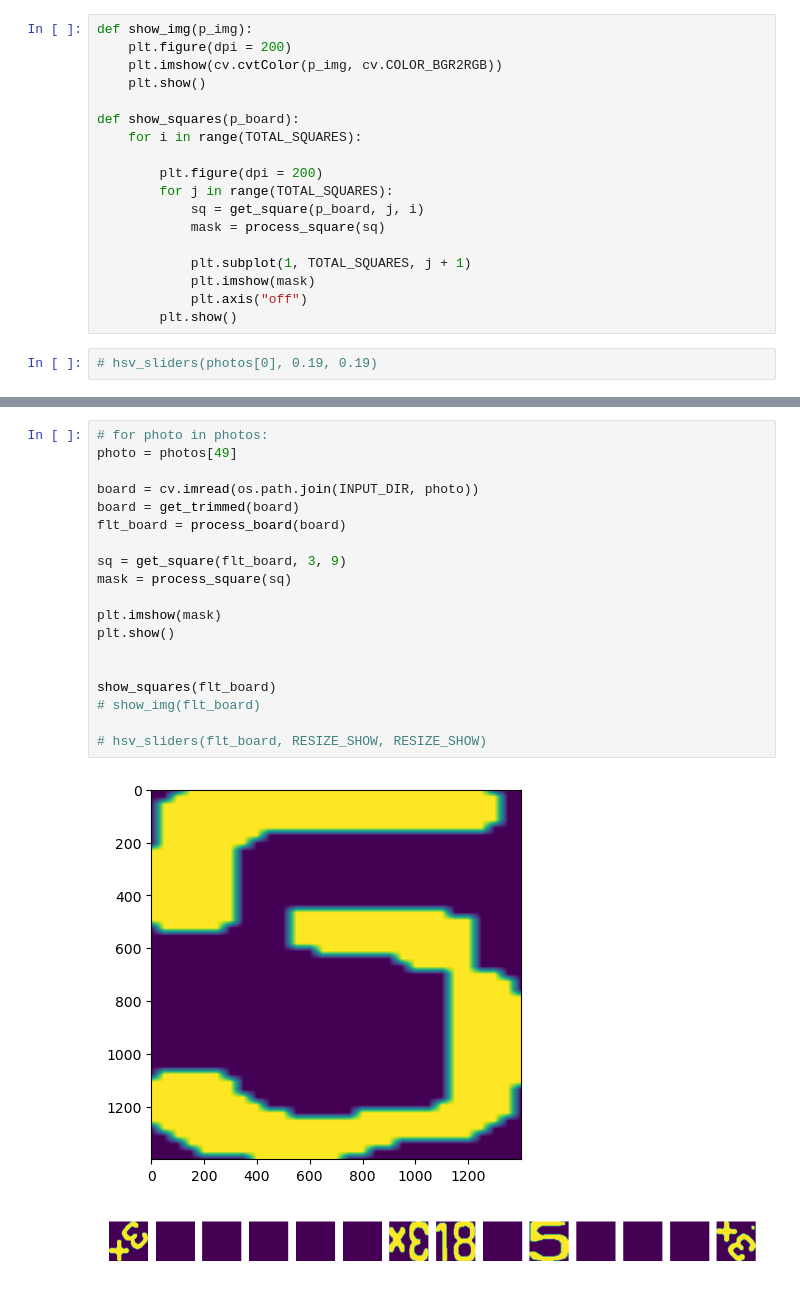
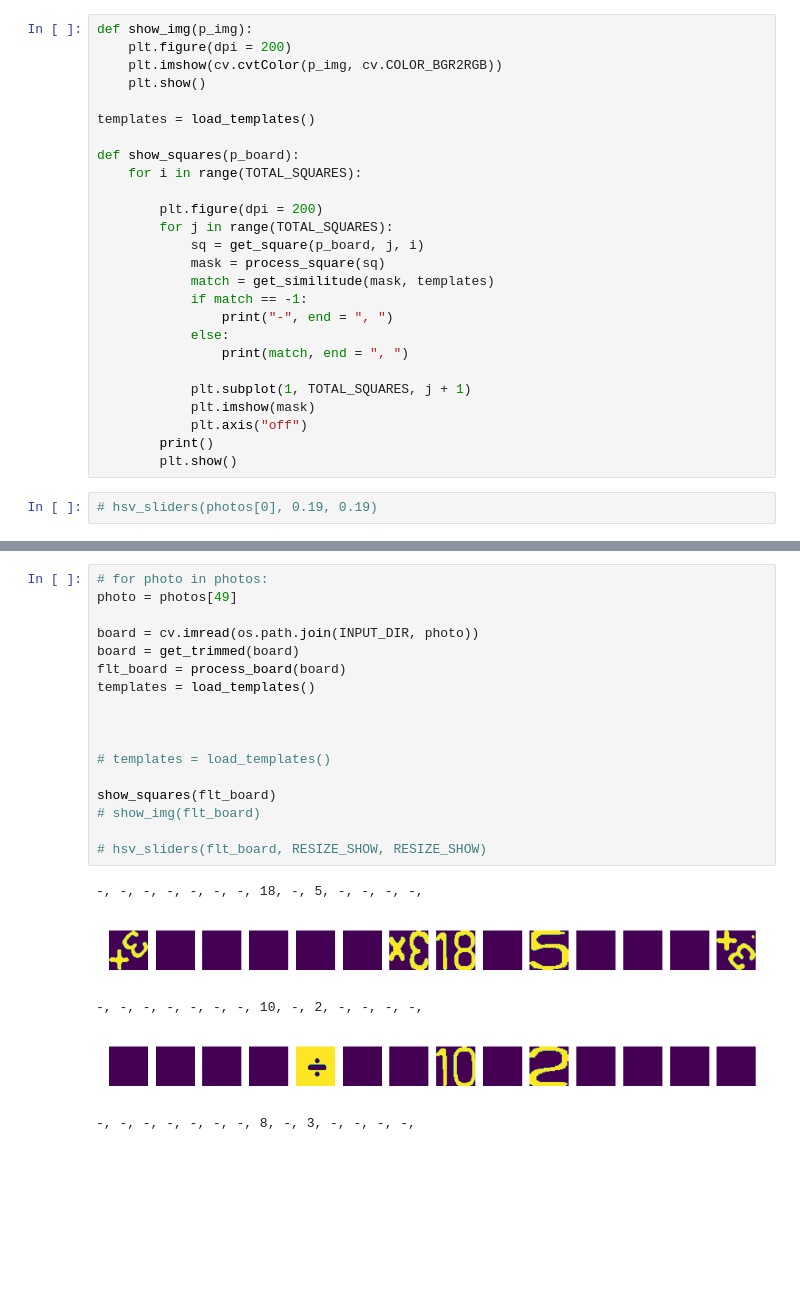
Before and after one commit to mircea-mihail/mathable-vision, a Jupyter notebook: src/solve-mathable.ipynb, the cells around one changed output, grey strips where cells are left out. Drawn from its saved outputs; the diff is of its cells as text; blank space fills up the shorter version.

Commit message:
finished the first version of the template detection algorithm. Seems to work great

```diff
--- a/src/solve-mathable.ipynb
+++ b/src/solve-mathable.ipynb
@@ -20,6 +20,8 @@ def show_img(p_img):
     plt.figure(dpi = 200)
     plt.imshow(cv.cvtColor(p_img, cv.COLOR_BGR2RGB))
     plt.show()
+
+templates = load_templates()
 
 def show_squares(p_board):
     for i in range(TOTAL_SQUARES):
@@ -28,10 +30,16 @@ def show_squares(p_board):
         for j in range(TOTAL_SQUARES):
             sq = get_square(p_board, j, i)
             mask = process_square(sq)
+            match = get_similitude(mask, templates)
+            if match == -1:
+                print("-", end = ", ")
+            else:
+                print(match, end = ", ")
 
             plt.subplot(1, TOTAL_SQUARES, j + 1)
             plt.imshow(mask)
             plt.axis("off")
+        print()
         plt.show()
 # %%
 # hsv_sliders(photos[0], 0.19, 0.19)
@@ -68,22 +55,23 @@ generate_templates()
 # %%
 # for photo in photos:
 photo = photos[49]
 
 board = cv.imread(os.path.join(INPUT_DIR, photo))
 board = get_trimmed(board)
 flt_board = process_board(board)
+templates = load_templates()
 
-sq = get_square(flt_board, 3, 9)
-mask = process_square(sq)
 
-plt.imshow(mask)
-plt.show()
 
+# templates = load_templates()
 
 show_squares(flt_board)
 # show_img(flt_board)
 
 # hsv_sliders(flt_board, RESIZE_SHOW, RESIZE_SHOW)
 # %% [output]
+-, -, -, -, -, -, -, 18, -, 5, -, -, -, -,
-[figure, old version]
+[figure, new version]
+-, -, -, -, -, -, -, 10, -, 2, -, -, -, -,
-[figure, old version]
+[figure, new version]
+-, -, -, -, -, -, -, 8, -, 3, -, -, -, -,
```
Also changed, not shown: parts of 2 cells of this notebook, 2 other files.
